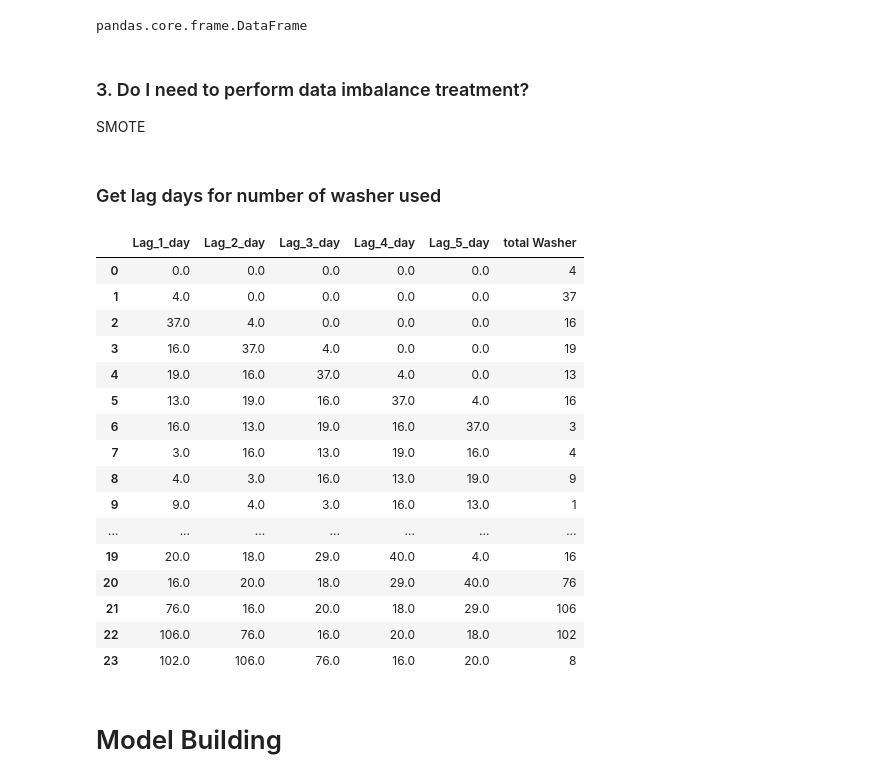
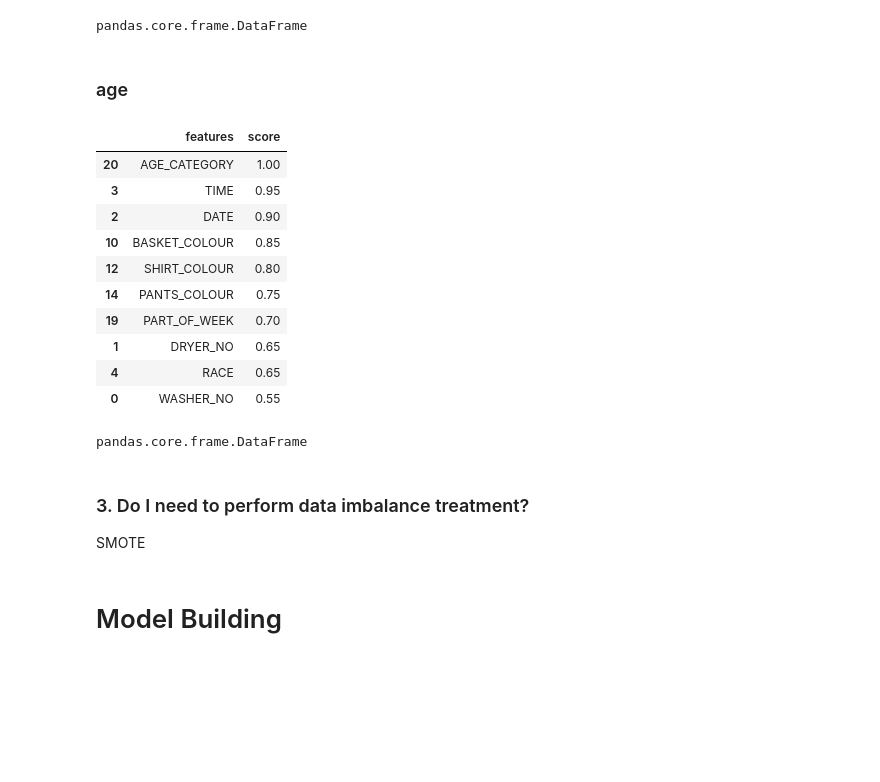
Before and after one commit to mzamfirdaus/dataminingproject, a Jupyter notebook: datapreprocessing.ipynb, the cells around one changed output. Drawn from its saved outputs; the diff is of its cells as text; code cells hidden in the pictures; blank space fills up the shorter version.

```diff
--- a/datapreprocessing.ipynb
+++ b/datapreprocessing.ipynb
@@ -1105,0 +1097,8 @@ BorutaPy(estimator=RandomForestClassifier(class_weight='balanced', max_depth=5,
+# %%
+y_AGE = df_FS['AGE_RANGE']
+X_AGE = df_FS.drop('AGE_RANGE', axis=1)
+
+# your codes here...
+rf = RandomForestClassifier(n_jobs=-1, class_weight="balanced", max_depth=5)
+feat_selector_AGE = BorutaPy(rf, n_estimators="auto", random_state=1)
+feat_selector_AGE.fit(X_AGE.values, y_AGE.values.ravel())
@@ -1138,6 +1143,30 @@ type(boruta_score_partDay)
 | 8 | SHIRT_COLOUR | 0.22 |
 | 9 | WASHER_NO | 0.11 |
 pandas.core.frame.DataFrame
+# %% [markdown]
+### age
+# %%
+colnames = X_AGE.columns
+boruta_score_AGE = ranking(list(map(float, feat_selector_AGE.ranking_)), colnames, order=-1)
+boruta_score_AGE = pd.DataFrame(list(boruta_score_AGE.items()), columns=["features","score"])
+boruta_score_AGE = boruta_score_AGE.sort_values("score", ascending=False)
+
+#display top 10
+display(boruta_score_AGE.head(10))
+type(boruta_score_AGE)
+# %% [output]
+|  | features | score |
+| 20 | AGE_CATEGORY | 1.00 |
+| 3 | TIME | 0.95 |
+| 2 | DATE | 0.90 |
+| 10 | BASKET_COLOUR | 0.85 |
+| 12 | SHIRT_COLOUR | 0.80 |
+| 14 | PANTS_COLOUR | 0.75 |
+| 19 | PART_OF_WEEK | 0.70 |
+| 1 | DRYER_NO | 0.65 |
+| 4 | RACE | 0.65 |
+| 0 | WASHER_NO | 0.55 |
+pandas.core.frame.DataFrame
 # %% [markdown]
 ### 3. Do I need to perform data imbalance treatment?
 SMOTE
@@ -1153,41 +1183,6 @@ smt = SMOTE(random_state=42)
 X_res, y_res = smt.fit_resample(X_partDay, y_partDay)
 
 X_train, X_test, y_train, y_test = train_test_split(X_res, y_res, test_size=0.4, random_state=10)
-# %% [markdown]
-### Get lag days for number of washer used
-# %%
-temp = laundryAnalaysis.copy()
-temp['WASHER_NO'] = temp['WASHER_NO'].apply(lambda x: 1)
-temp['DRYER_NO'] = temp['DRYER_NO'].apply(lambda x: 1)
-temp['MONTH'] = temp['DATE'].dt.month
-
-a = temp.groupby(['DATE','WASHER_NO']).size().unstack()
-a.reset_index(inplace=True)
-a.rename(columns={'DATE': 'DATE', 1: 'FREQUENCY'}, inplace=True)
-
-
-# phg_lag = getLagDays(merged,'Pahang','Phg','total Pahang')
-a.iloc[5:,:]
-lag_days_Washer = getLagDays(a.iloc[:,:],'Lag','total Washer')
-lag_days_Washer
-# %% [output]
-|  | Lag_1_day | Lag_2_day | Lag_3_day | Lag_4_day | Lag_5_day | total Washer |
-| 0 | 0.0 | 0.0 | 0.0 | 0.0 | 0.0 | 4 |
-| 1 | 4.0 | 0.0 | 0.0 | 0.0 | 0.0 | 37 |
-| 2 | 37.0 | 4.0 | 0.0 | 0.0 | 0.0 | 16 |
-| 3 | 16.0 | 37.0 | 4.0 | 0.0 | 0.0 | 19 |
-| 4 | 19.0 | 16.0 | 37.0 | 4.0 | 0.0 | 13 |
-| 5 | 13.0 | 19.0 | 16.0 | 37.0 | 4.0 | 16 |
-| 6 | 16.0 | 13.0 | 19.0 | 16.0 | 37.0 | 3 |
-| 7 | 3.0 | 16.0 | 13.0 | 19.0 | 16.0 | 4 |
-| 8 | 4.0 | 3.0 | 16.0 | 13.0 | 19.0 | 9 |
-| 9 | 9.0 | 4.0 | 3.0 | 16.0 | 13.0 | 1 |
-| ... | ... | ... | ... | ... | ... | ... |
-| 19 | 20.0 | 18.0 | 29.0 | 40.0 | 4.0 | 16 |
-| 20 | 16.0 | 20.0 | 18.0 | 29.0 | 40.0 | 76 |
-| 21 | 76.0 | 16.0 | 20.0 | 18.0 | 29.0 | 106 |
-| 22 | 106.0 | 76.0 | 16.0 | 20.0 | 18.0 | 102 |
-| 23 | 102.0 | 106.0 | 76.0 | 16.0 | 20.0 | 8 |
 # %% [markdown]
 # Model Building
 # %% [markdown]
```
Also changed, not shown: parts of 16 cells of this notebook.
